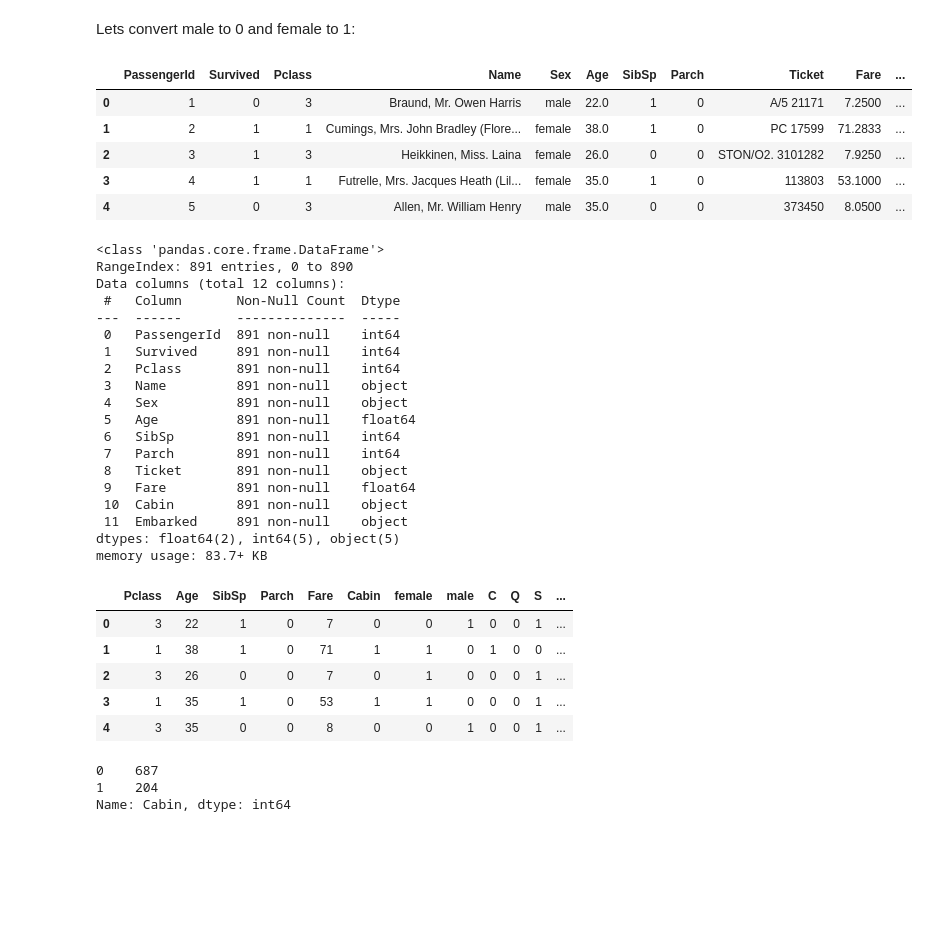
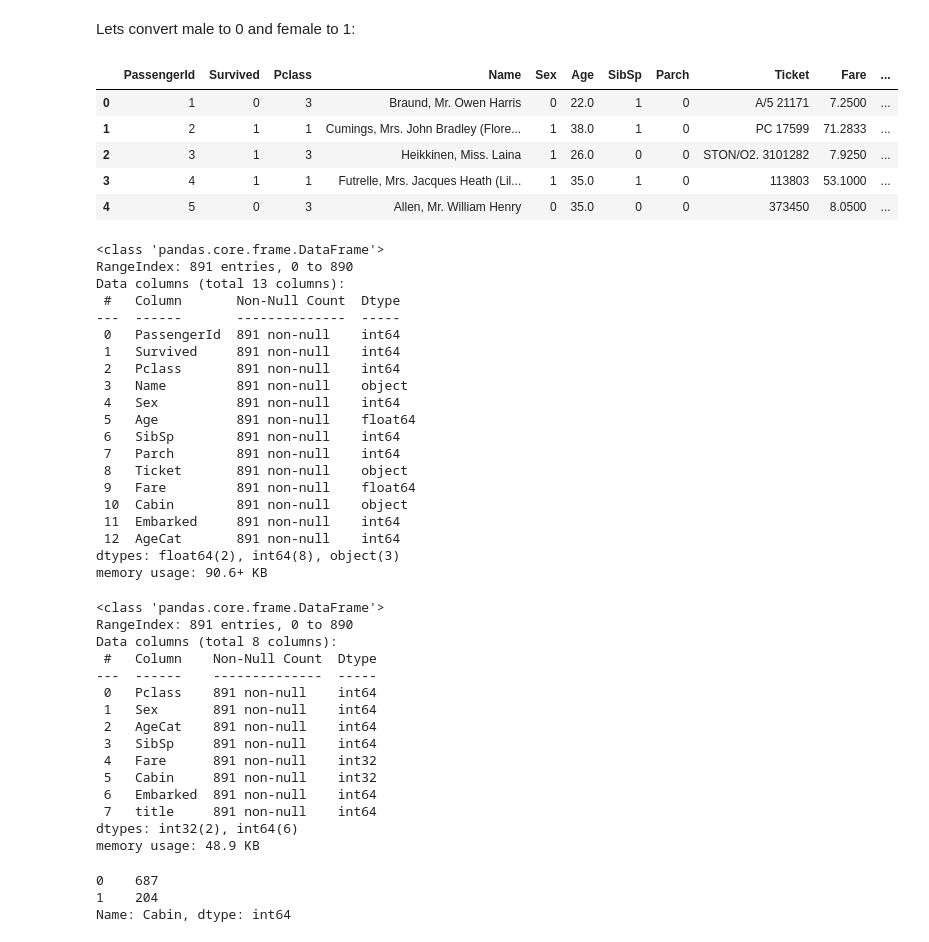
Before and after one commit to nickcth/kaggle, a Jupyter notebook: Titanic-prediction.ipynb, the cells around one changed output. Cells and saved outputs as stored; diff of their text form; code cells hidden in the pictures; blank space fills up the shorter version.

```diff
--- a/Titanic-prediction.ipynb
+++ b/Titanic-prediction.ipynb
@@ -188,3 +213,15 @@ Data columns (total 12 columns):
  11  Embarked     891 non-null    object
 dtypes: float64(2), int64(5), object(5)
 memory usage: 83.7+ KB
+# %%
+df.loc[df['Age']<10, 'AgeCat']=0
+df.loc[(df['Age']>=10) & (df['Age'] <20), 'AgeCat']=1
+df.loc[(df['Age']>=20) & (df['Age']<30), 'AgeCat']=2
+df.loc[(df['Age']>=30) & (df['Age']<40), 'AgeCat']=3
+df.loc[(df['Age']>=40) & (df['Age']<50), 'AgeCat']=4
+df.loc[(df['Age']>=50) & (df['Age']<60), 'AgeCat']=5
+df.loc[(df['Age']>=60) & (df['Age']<70), 'AgeCat']=6
+df.loc[(df['Age']>=70) & (df['Age']<80), 'AgeCat']=7
+df.loc[df['Age']>=80, 'AgeCat']=8
+df['AgeCat']=df['AgeCat'].astype('int64')
+df
@@ -239,58 +295,68 @@ Name: Fare, Length: 248, dtype: int64
 # %% [markdown]
 Lets convert male to 0 and female to 1:
 # %%
-#df['Sex'].replace(to_replace=['male','female'], value=[0,1],inplace=True)
+df['Sex'].replace(to_replace=['male','female'], value=[0,1],inplace=True)
 #pd.get_dummies(df['Sex'])
 df.head()
 # %% [output]
 |  | PassengerId | Survived | Pclass | Name | Sex | Age | SibSp | Parch | Ticket | Fare | ... |
-| 0 | 1 | 0 | 3 | Braund, Mr. Owen Harris | male | 22.0 | 1 | 0 | A/5 21171 | 7.2500 | ... |
-| 1 | 2 | 1 | 1 | Cumings, Mrs. John Bradley (Flore... | female | 38.0 | 1 | 0 | PC 17599 | 71.2833 | ... |
-| 2 | 3 | 1 | 3 | Heikkinen, Miss. Laina | female | 26.0 | 0 | 0 | STON/O2. 3101282 | 7.9250 | ... |
-| 3 | 4 | 1 | 1 | Futrelle, Mrs. Jacques Heath (Lil... | female | 35.0 | 1 | 0 | 113803 | 53.1000 | ... |
-| 4 | 5 | 0 | 3 | Allen, Mr. William Henry | male | 35.0 | 0 | 0 | 373450 | 8.0500 | ... |
+| 0 | 1 | 0 | 3 | Braund, Mr. Owen Harris | 0 | 22.0 | 1 | 0 | A/5 21171 | 7.2500 | ... |
+| 1 | 2 | 1 | 1 | Cumings, Mrs. John Bradley (Flore... | 1 | 38.0 | 1 | 0 | PC 17599 | 71.2833 | ... |
+| 2 | 3 | 1 | 3 | Heikkinen, Miss. Laina | 1 | 26.0 | 0 | 0 | STON/O2. 3101282 | 7.9250 | ... |
+| 3 | 4 | 1 | 1 | Futrelle, Mrs. Jacques Heath (Lil... | 1 | 35.0 | 1 | 0 | 113803 | 53.1000 | ... |
+| 4 | 5 | 0 | 3 | Allen, Mr. William Henry | 0 | 35.0 | 0 | 0 | 373450 | 8.0500 | ... |
 # %%
-#df['Embarked'].replace(to_replace=['S','C','Q'], value=[0,1,2],inplace=True)
+df['Embarked'].replace(to_replace=['S','C','Q'], value=[0,1,2],inplace=True)
 df.info()
 # %% [output]
 <class 'pandas.core.frame.DataFrame'>
 RangeIndex: 891 entries, 0 to 890
-Data columns (total 12 columns):
+Data columns (total 13 columns):
  #   Column       Non-Null Count  Dtype
 ---  ------       --------------  -----
  0   PassengerId  891 non-null    int64
  1   Survived     891 non-null    int64
  2   Pclass       891 non-null    int64
  3   Name         891 non-null    object
- 4   Sex          891 non-null    object
+ 4   Sex          891 non-null    int64
  5   Age          891 non-null    float64
  6   SibSp        891 non-null    int64
  7   Parch        891 non-null    int64
  8   Ticket       891 non-null    object
  9   Fare         891 non-null    float64
  10  Cabin        891 non-null    object
- 11  Embarked     891 non-null    object
-dtypes: float64(2), int64(5), object(5)
-memory usage: 83.7+ KB
+ 11  Embarked     891 non-null    int64
+ 12  AgeCat       891 non-null    int64
+dtypes: float64(2), int64(8), object(3)
+memory usage: 90.6+ KB
 # %%
 df['Fare']=df['Fare'].astype(int)
 df['Age']=df['Age'].astype(int)
 df['Cabin']=df['Cabin'].astype(int)
-df_sex=pd.get_dummies(df['Sex'])
-df_embarked=pd.get_dummies(df['Embarked'])
-df_title = pd.get_dummies(titledf['title'])
+#df_sex=pd.get_dummies(df['Sex'])
+#df_embarked=pd.get_dummies(df['Embarked'])
+#df_title = pd.get_dummies(titledf['title'])
 #Feature=df[['Pclass','Sex','Age','SibSp','Parch','Fare','Cabin','Embarked']]
 #Feature=df[['Pclass','Sex','Age','SibSp','Parch','Fare','Cabin','Embarked']]
-Feature=df[['Pclass','Age','SibSp','Parch','Fare','Cabin']] + df_sex + df_embarked
-Feature=pd.concat([df[['Pclass','Age','SibSp','Parch','Fare','Cabin']],df_sex,df_embarked,df_title],axis=1)
-Feature.head()
+#Feature=pd.concat([df[['Pclass','Sex','AgeCat','SibSp','Cabin','Embarked']],titledf],axis=1) # best
+Feature=pd.concat([df[['Pclass','Sex','AgeCat','SibSp','Fare','Cabin','Embarked']],titledf],axis=1) # best
+Feature.info()
 # %% [output]
-|  | Pclass | Age | SibSp | Parch | Fare | Cabin | female | male | C | Q | S | ... |
-| 0 | 3 | 22 | 1 | 0 | 7 | 0 | 0 | 1 | 0 | 0 | 1 | ... |
-| 1 | 1 | 38 | 1 | 0 | 71 | 1 | 1 | 0 | 1 | 0 | 0 | ... |
-| 2 | 3 | 26 | 0 | 0 | 7 | 0 | 1 | 0 | 0 | 0 | 1 | ... |
-| 3 | 1 | 35 | 1 | 0 | 53 | 1 | 1 | 0 | 0 | 0 | 1 | ... |
-| 4 | 3 | 35 | 0 | 0 | 8 | 0 | 0 | 1 | 0 | 0 | 1 | ... |
+<class 'pandas.core.frame.DataFrame'>
+RangeIndex: 891 entries, 0 to 890
+Data columns (total 8 columns):
+ #   Column    Non-Null Count  Dtype
+---  ------    --------------  -----
+ 0   Pclass    891 non-null    int64
+ 1   Sex       891 non-null    int64
+ 2   AgeCat    891 non-null    int64
+ 3   SibSp     891 non-null    int64
+ 4   Fare      891 non-null    int32
+ 5   Cabin     891 non-null    int32
+ 6   Embarked  891 non-null    int64
+ 7   title     891 non-null    int64
+dtypes: int32(2), int64(6)
+memory usage: 48.9 KB
 # %%
 df['Cabin'].value_counts()
 # %% [output]
```
Also changed, not shown: parts of 30 cells of this notebook, 2 other files.
